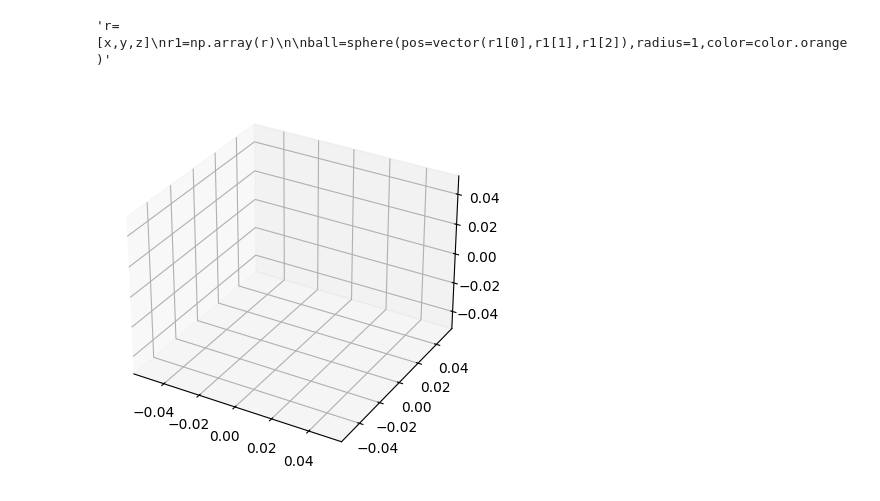
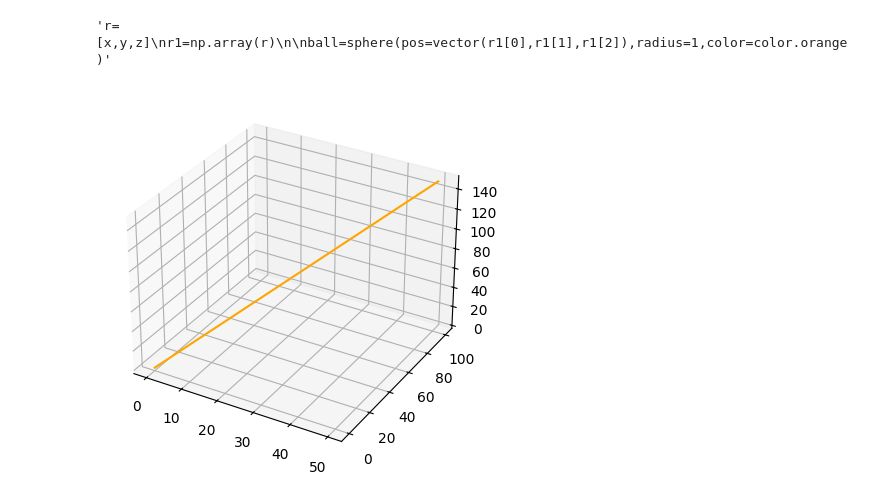
Before and after one commit to SUPARNAJIT-lang/Dynamics_de_chargeparticle, a Jupyter notebook: Particle physics.ipynb, the cells around one changed output. Saved outputs shown, nothing was run; the diff lists cells and outputs as text; code cells hidden in the pictures.

```diff
--- a/Particle physics.ipynb
+++ b/Particle physics.ipynb
@@ -7,7 +7,7 @@ from mpl_toolkits.mplot3d import Axes3D
 # Create a NEW canvas each time you run
 canvas()  # Add this line!
 
-E=np.array([0,0,0])
+E=np.array([1,2,3])
 m=1
 q=1
 t=np.linspace(0,10,1000)
@@ -41,2 +43,2 @@ ball=sphere(pos=vector(r1[0],r1[1],r1[2]),radius=1,color=color.orange)'''
 'r=[x,y,z]\nr1=np.array(r)\n\nball=sphere(pos=vector(r1[0],r1[1],r1[2]),radius=1,color=color.orange)'
-[figure, old version]
+[figure, new version]
```
Also changed, not shown: parts of 1 cell of this notebook.
